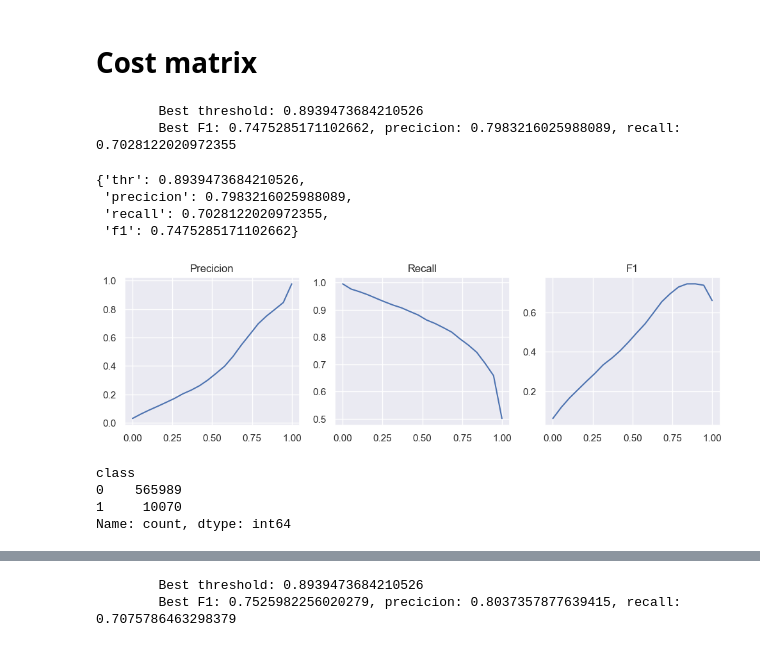
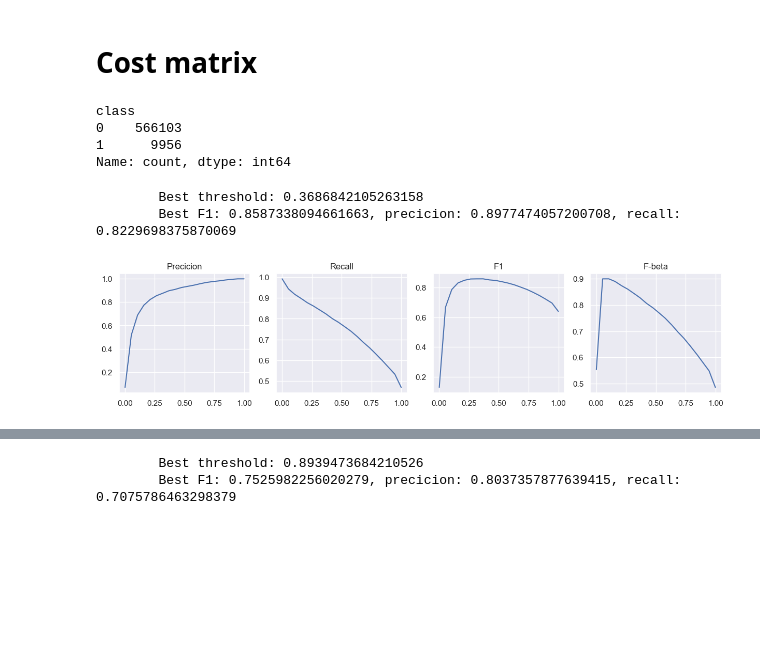
Before and after one commit to egortrussov/btc-fraud-detection, a Jupyter notebook: classification/imbalance_fixes_attempts.ipynb, the cells around one changed output, grey strips where cells are left out. Drawn from its saved outputs; the diff is of its cells as text; code cells hidden in the pictures; blank space fills up the shorter version.

```diff
--- a/classification/imbalance_fixes_attempts.ipynb
+++ b/classification/imbalance_fixes_attempts.ipynb
@@ -43 +43,7 @@ from utils import (
 )
+# %%
+# wallets_features = pd.read_csv("../dataset/custom/wallets_features_aggregated.csv")
+wallets_features = pd.read_csv("../dataset/custom/features_fixed/wallets_features_with_users_agg.csv")
+
+prep_data = prepare_wallets_features_data_new(wallets_features, type="raw")
+X_train, X_test, y_train, y_test = get_training_data(prep_data, no_unknown=False)
@@ -223,39 +271,35 @@ pred 0  567     240072
 Ощутимого результата нет
 # %% [markdown]
 # Cost matrix
-# %%
-prep_data = prepare_wallets_features_data(wallets_features, type="full")
-X_train, X_test, y_train, y_test = get_training_data(prep_data, no_unknown=False)
-
-
-column_transformer = ColumnTransformer(
-    transformers=[
-        ('min_max_scale', MinMaxScaler(), list(set(prep_data.columns) - set(["addrId", "class"]))),
-    ]
-)
-
-pipeline = Pipeline(steps=[
-    ('transformers', column_transformer),
-    ('rf', RandomForestClassifier(n_estimators=150, class_weight={0: 1, 1: 30}))
-])
-
-model = pipeline.fit(X_resampled, y_resampled)
-y_pred = model.predict_proba(X_test)[:, 1]
-y_pred_vals = model.predict(X_test)
-
-get_best_threshold(y_pred, y_test)
-# %% [output]
-        Best threshold: 0.8939473684210526
-        Best F1: 0.7475285171102662, precicion: 0.7983216025988089, recall: 0.7028122020972355
-{'thr': 0.8939473684210526,
- 'precicion': 0.7983216025988089,
- 'recall': 0.7028122020972355,
- 'f1': 0.7475285171102662}
-[figure, removed]
 # %%
 y_train.value_counts()
 # %% [output]
 class
-0    565989
-1     10070
+0    566103
+1      9956
 Name: count, dtype: int64
+# %%
+# prep_data = prepare_wallets_features_data(wallets_features, type="full")
+# X_train, X_test, y_train, y_test = get_training_data(prep_data, no_unknown=False)
+
+
+column_transformer = ColumnTransformer(
+    transformers=[
+        ('min_max_scale', MinMaxScaler(), list(set(X_train.columns) - set(["addrId", "class"]))),
+    ]
+)
+
+pipeline = Pipeline(steps=[
+    ('transformers', column_transformer),
+    ('rf', RandomForestClassifier(n_estimators=150, class_weight={0: 1, 1: 30}))
+])
+# RandomForestClassifier(min_samples_leaf=
+model = pipeline.fit(X_train, y_train)
+y_pred = model.predict_proba(X_test)[:, 1]
+y_pred_vals = model.predict(X_test)
+
+res = get_best_threshold(y_pred, y_test, return_hists=True)
+# %% [output]
+        Best threshold: 0.3686842105263158
+        Best F1: 0.8587338094661663, precicion: 0.8977474057200708, recall: 0.8229698375870069
+[figure, added]
```
Also changed, not shown: parts of 26 cells of this notebook, 19 other files.
